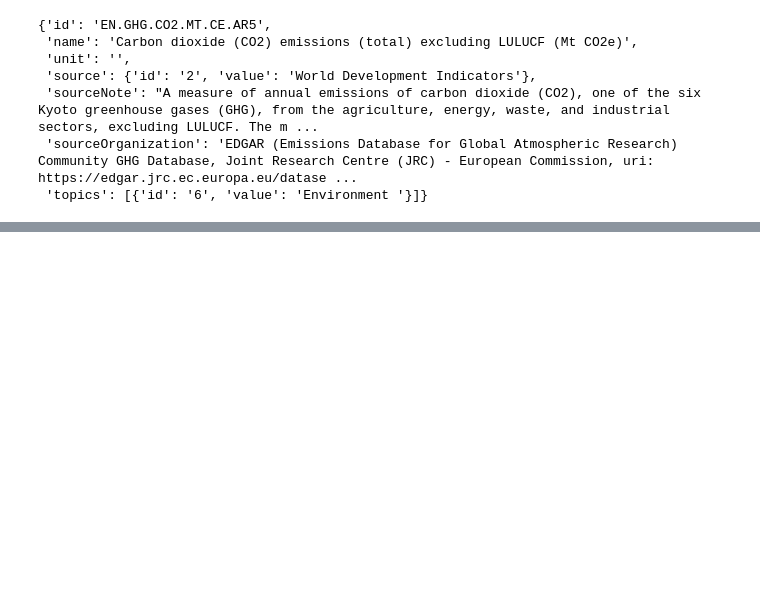
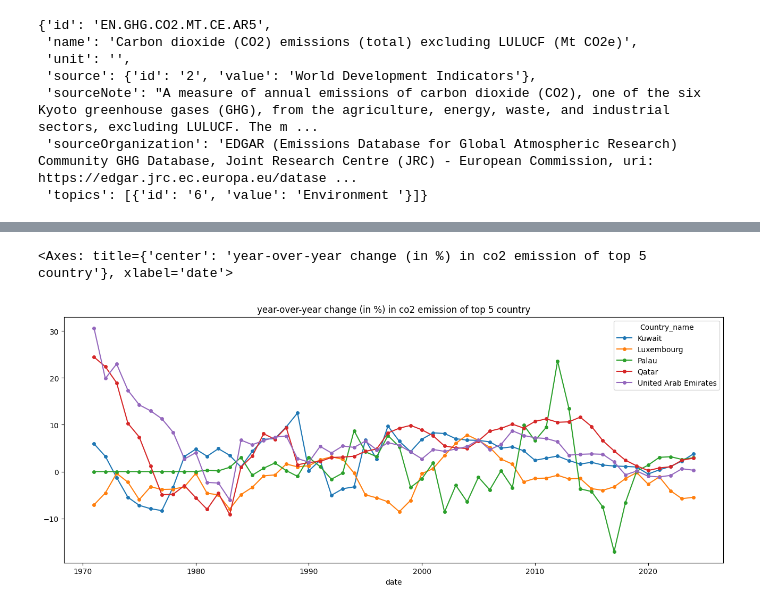
Before and after one commit to Aditya5235/global-climate-dashboard, a Jupyter notebook: notebooks/eda/CO2_emission.ipynb, the cells around one changed output, grey strips where cells are left out. Saved outputs shown, nothing was run; the diff lists cells and outputs as text; code cells hidden in the pictures; blank space fills up the shorter version.

```diff
--- a/notebooks/eda/CO2_emission.ipynb
+++ b/notebooks/eda/CO2_emission.ipynb
@@ -43,0 +396,26 @@ metadata
+# %%
+Top5_codes = (df.groupby('Country_code')['Co2_per_capita(in ton)']
+              .mean()
+              .sort_values(ascending = False)
+              .index[:5]
+              .to_list())
+yoy_df = df[df['Country_code'].isin(Top5_codes)]
+yoy_df['rolling_yoy'] = (yoy_df.groupby('Country_code')['co2_yoy_pct'].
+                        transform(lambda x: x.rolling(window = 5 , min_periods=1).mean()))
+p_top5 = yoy_df.pivot_table(
+    index = 'date',
+    columns = 'Country_name',
+    values = 'rolling_yoy',
+
+
+)
+# print(p_top5)
+plt.figure(figsize = (16,6))
+
+ax1 = plt.subplot(1,1,1)
+p_top5.plot(ax= ax1 ,  marker = 'o' ,
+            title = 'year-over-year change (in %) in co2 emission of top 5 country' ,
+            markersize = 4)
+# %% [output]
+<Axes: title={'center': 'year-over-year change (in %) in co2 emission of top 5 country'}, xlabel='date'>
+[figure, added]
```
Also changed, not shown: parts of 59 cells of this notebook, 8 other files.
